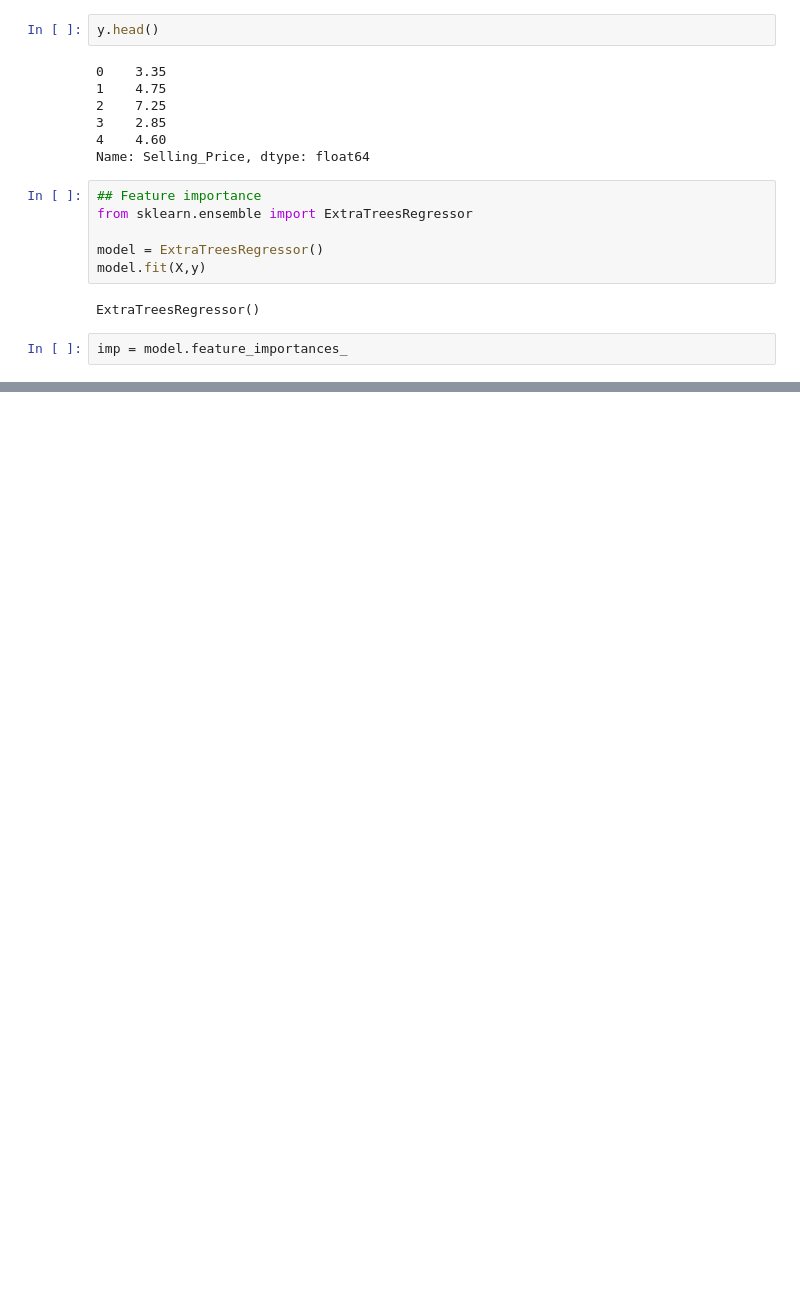
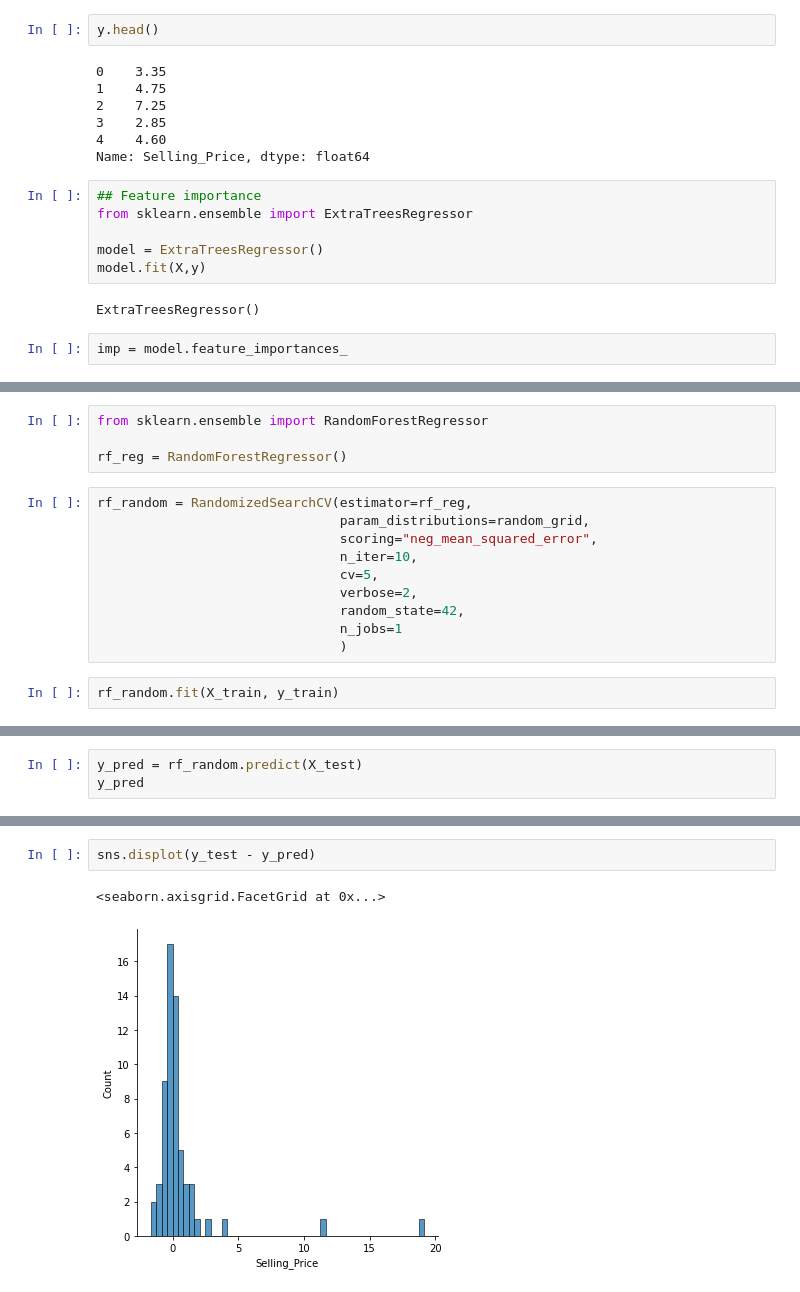
Before and after one commit to Narapady/car_price_prediction, a Jupyter notebook: car_prediction.ipynb, the cells around one changed output, grey strips where cells are left out. Cells and saved outputs as stored; diff of their text form; blank space fills up the shorter version.

```diff
--- a/car_prediction.ipynb
+++ b/car_prediction.ipynb
@@ -209,0 +253,16 @@ plt.title("Importance of Features in Prediction Car Price")
+# %%
+from sklearn.ensemble import RandomForestRegressor
+
+rf_reg = RandomForestRegressor()
+# %%
+rf_random = RandomizedSearchCV(estimator=rf_reg,
+                               param_distributions=random_grid,
+                               scoring="neg_mean_squared_error",
+                               n_iter=10,
+                               cv=5,
+                               verbose=2,
+                               random_state=42,
+                               n_jobs=1
+                               )
+# %%
+rf_random.fit(X_train, y_train)
@@ -209,0 +309,3 @@ plt.title("Importance of Features in Prediction Car Price")
+# %%
+y_pred = rf_random.predict(X_test)
+y_pred
@@ -209,0 +326,5 @@ plt.title("Importance of Features in Prediction Car Price")
+# %%
+sns.displot(y_test - y_pred)
+# %% [output]
+<seaborn.axisgrid.FacetGrid at 0x...>
+[figure, added]
```
Also changed, not shown: parts of 10 cells of this notebook, 1 other file.
